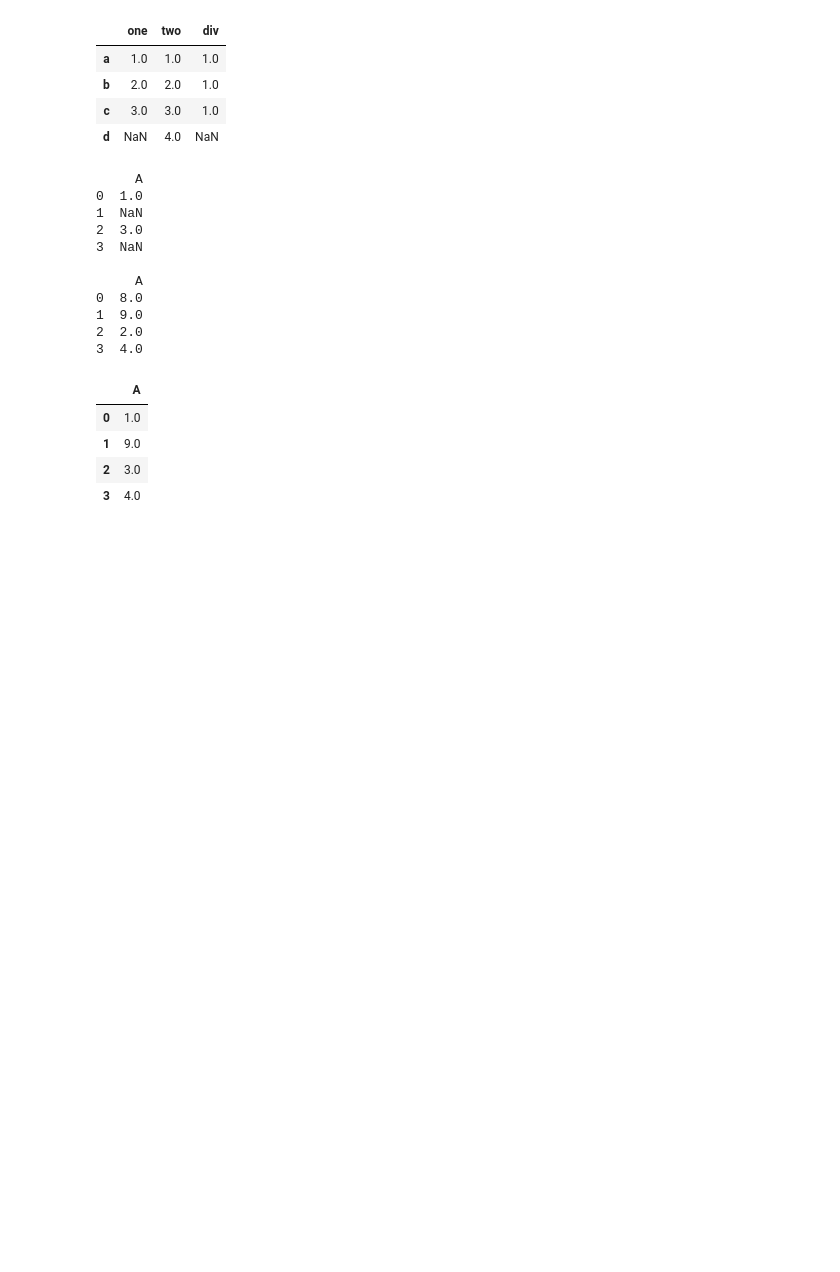
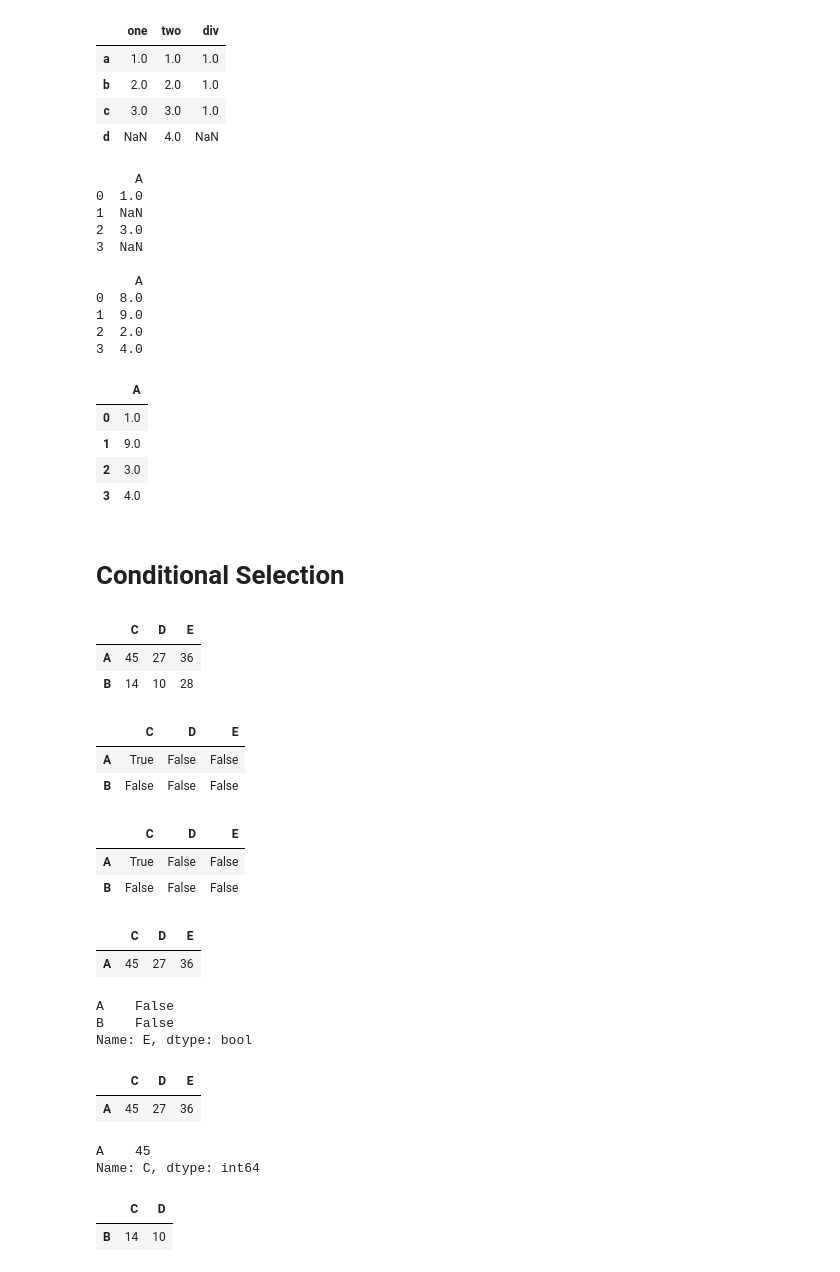
Before and after one commit to serhiizem/ML-Background, a Jupyter notebook: Pandas Tutorial.ipynb, the cells around one changed output. Cells and saved outputs as stored; diff of their text form; code cells hidden in the pictures; blank space fills up the shorter version.

Commit message:
Conditional selection

```diff
--- a/Pandas Tutorial.ipynb
+++ b/Pandas Tutorial.ipynb
@@ -300,3 +300,59 @@ df_3.combine_first(df_4)
 | 1 | 9.0 |
 | 2 | 3.0 |
 | 3 | 4.0 |
+# %% [markdown]
+# Conditional Selection
+# %%
+arr_2 = np.random.randint(10, 50, size=(2,3))
+df_1 = pd.DataFrame(arr_2, ['A', 'B'], ['C', 'D', 'E'])
+df_1
+# %% [output]
+|  | C | D | E |
+| A | 45 | 27 | 36 |
+| B | 14 | 10 | 28 |
+# %%
+# Find which values in DataFrame are greater than 40 (using comparison operator)
+df_1 > 40
+# %% [output]
+|  | C | D | E |
+| A | True | False | False |
+| B | False | False | False |
+# %%
+# Find which values in DataFrame are greater than 40 (using DataFrame method)
+df_1.gt(40)
+# %% [output]
+|  | C | D | E |
+| A | True | False | False |
+| B | False | False | False |
+# %%
+# Retrieve row for which value in column 'C' is greater than 41 (using selection brackets)
+df_1[df_1['C'] >= 41]
+# %% [output]
+|  | C | D | E |
+| A | 45 | 27 | 36 |
+# %%
+# Find if rows have values in column 'E' less than 28
+df_1['E'] < 28
+# %% [output]
+A    False
+B    False
+Name: E, dtype: bool
+# %%
+# Create a new DataFrame consisting of rows and columns of a first DataFrame which contain value greater than 30 in its 'E' column
+df_2 = df_1[df_1['E'] > 30]
+df_2
+# %% [output]
+|  | C | D | E |
+| A | 45 | 27 | 36 |
+# %%
+# Print colum 'C' values of all rows of a resulting DataFrame
+df_2['C']
+# %% [output]
+A    45
+Name: C, dtype: int64
+# %%
+# Retrieve values of column 'C' and 'D' for all rows of a DataFrame for which value in column 'E' is less than or equal to 28 (by stacking selection brackets)
+df_1[df_1['E'] <= 28][['C','D']]
+# %% [output]
+|  | C | D |
+| B | 14 | 10 |
```
Also changed, not shown: parts of 4 cells of this notebook.
